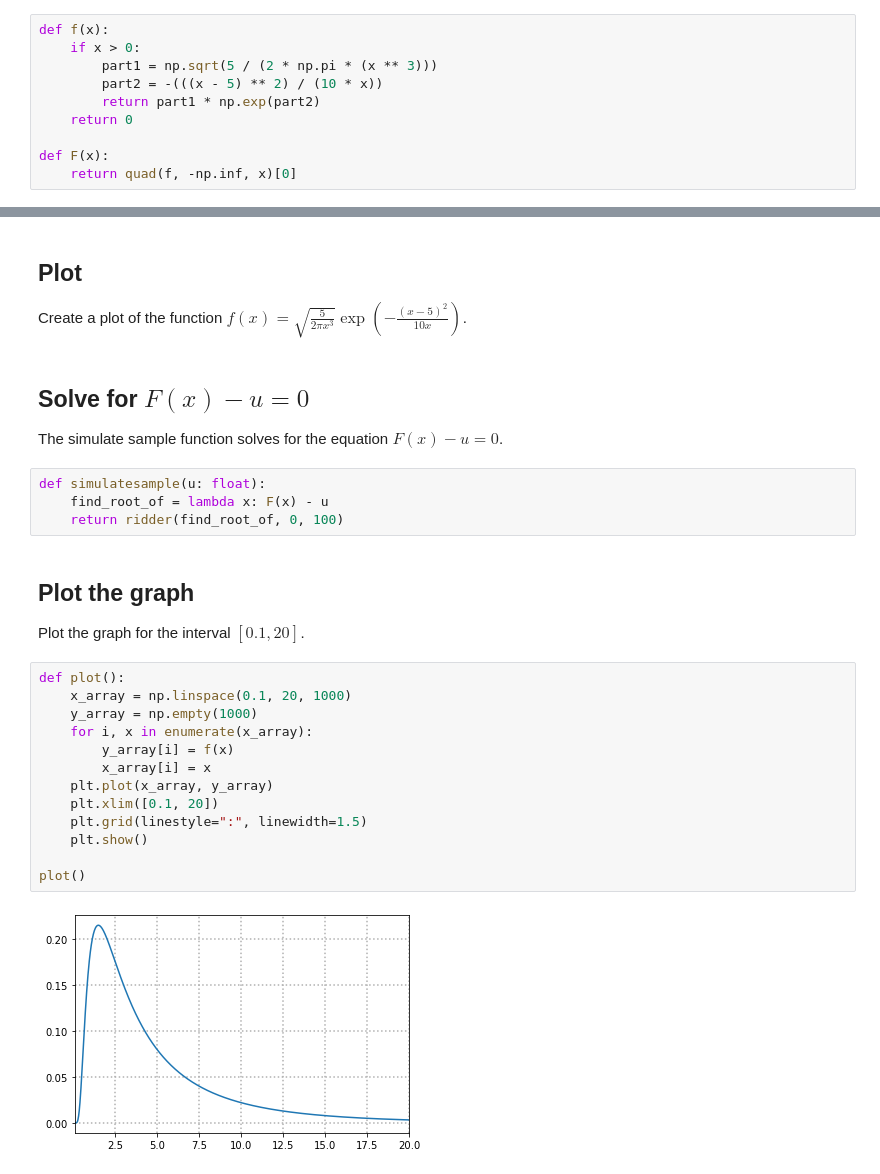
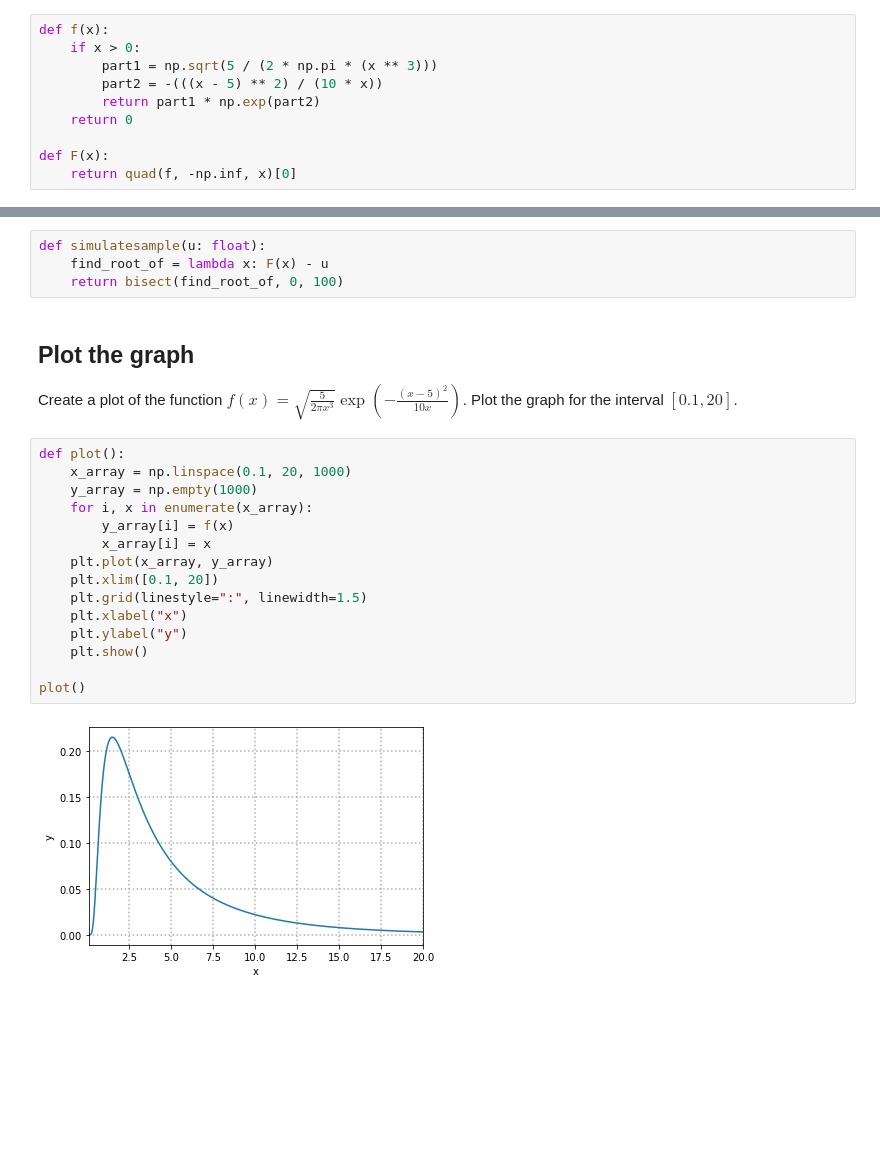
Before and after one commit to BDFteam/NumericalMethods2, a Jupyter notebook: ex2b.ipynb, the cells around one changed output, grey strips where cells are left out. Cells and saved outputs as stored; diff of their text form; blank space fills up the shorter version.

```diff
--- a/ex2b.ipynb
+++ b/ex2b.ipynb
@@ -25,28 +28,24 @@ def F(x):
+# %%
+def simulatesample(u: float):
+    find_root_of = lambda x: F(x) - u
+    return bisect(find_root_of, 0, 100)
 # %% [markdown]
-## Plot
-Create a plot of the function $f(x) = \sqrt{\frac{5}{2 \pi x^3}} \exp(- \frac{(x-5)^2}{10x})$.
+## Plot the graph
+Create a plot of the function $f(x) = \sqrt{\frac{5}{2 \pi x^3}} \exp(- \frac{(x-5)^2}{10x})$. Plot the graph for the interval $[0.1, 20]$.
-# %% [markdown]
-## Solve for $F(x) - u = 0$
-The simulate sample function solves for the equation $F(x) - u = 0$.
-# %%
-def simulatesample(u: float):
-    find_root_of = lambda x: F(x) - u
-    return ridder(find_root_of, 0, 100)
-# %% [markdown]
-## Plot the graph
-Plot the graph for the interval $[0.1, 20]$.
 # %%
 def plot():
     x_array = np.linspace(0.1, 20, 1000)
     y_array = np.empty(1000)
     for i, x in enumerate(x_array):
         y_array[i] = f(x)
         x_array[i] = x
     plt.plot(x_array, y_array)
     plt.xlim([0.1, 20])
     plt.grid(linestyle=":", linewidth=1.5)
+    plt.xlabel("x")
+    plt.ylabel("y")
     plt.show()
 
 plot()
 # %% [output]
-[figure, old version]
+[figure, new version]
```
Also changed, not shown: parts of 5 cells of this notebook.
